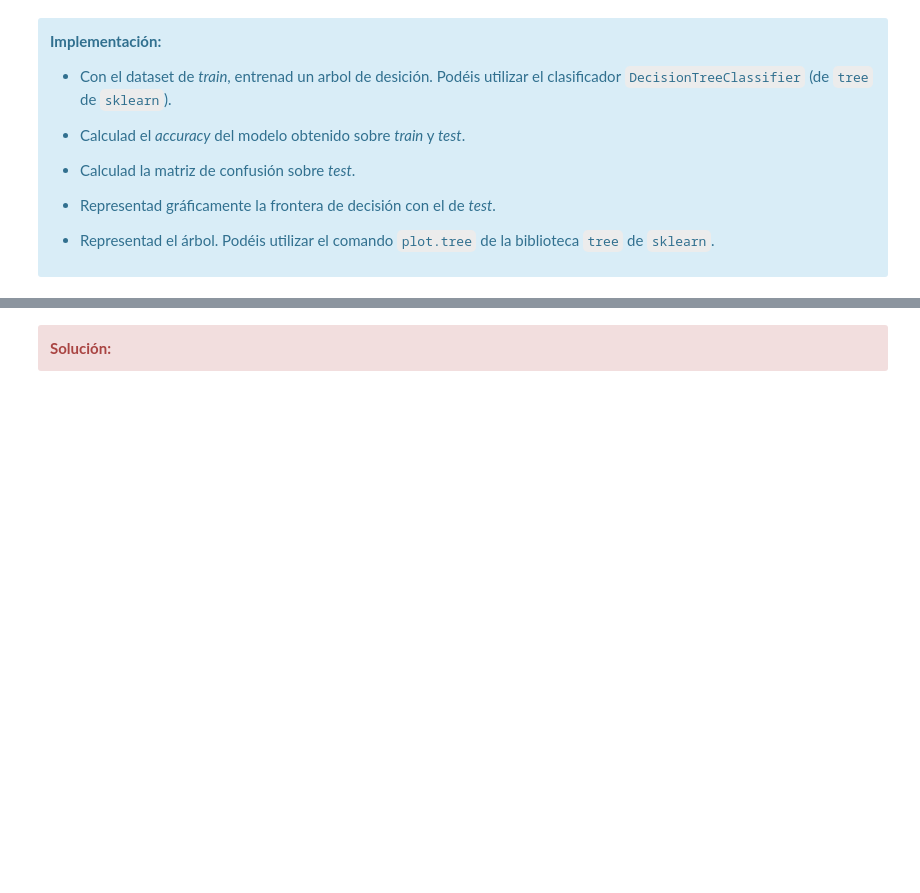
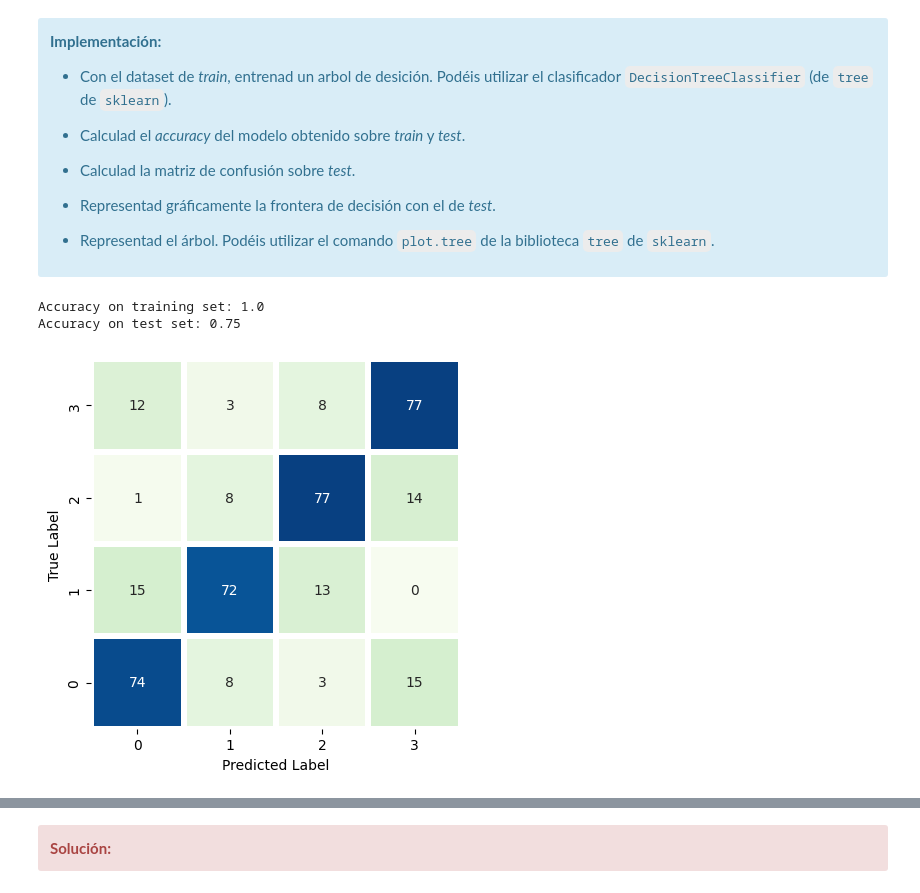
Before and after one commit to JDS1975/M-todos-supervisados, a Jupyter notebook: Copia_de_20222_M2_855_PEC3_Enunciado.ipynb, the cells around one changed output, grey strips where cells are left out. Cells and saved outputs as stored; diff of their text form; code cells hidden in the pictures; blank space fills up the shorter version.

```diff
--- a/Copia_de_20222_M2_855_PEC3_Enunciado.ipynb
+++ b/Copia_de_20222_M2_855_PEC3_Enunciado.ipynb
@@ -646,3 +646,16 @@ La creación de las ramificaciones de los árboles se logra mediante el algoritm
 
 - Representad el árbol. Podéis utilizar el comando `plot.tree` de la biblioteca `tree` de `sklearn`.
 </div>
+# %%
+tree = DecisionTreeClassifier(random_state=24)
+tree.fit(X_train, y_train)
+print("Accuracy on training set:", tree.score(X_train, y_train))
+print("Accuracy on test set:", tree.score(X_test, y_test))
+# %% [output]
+Accuracy on training set: 1.0
+Accuracy on test set: 0.75
+# %%
+# Matriz de confusión
+matriz_confusion(tree.fit(X_train,y_train), X_test, y_test)
+# %% [output]
+[figure, added]
```
Also changed, not shown: parts of 1 cell of this notebook.
